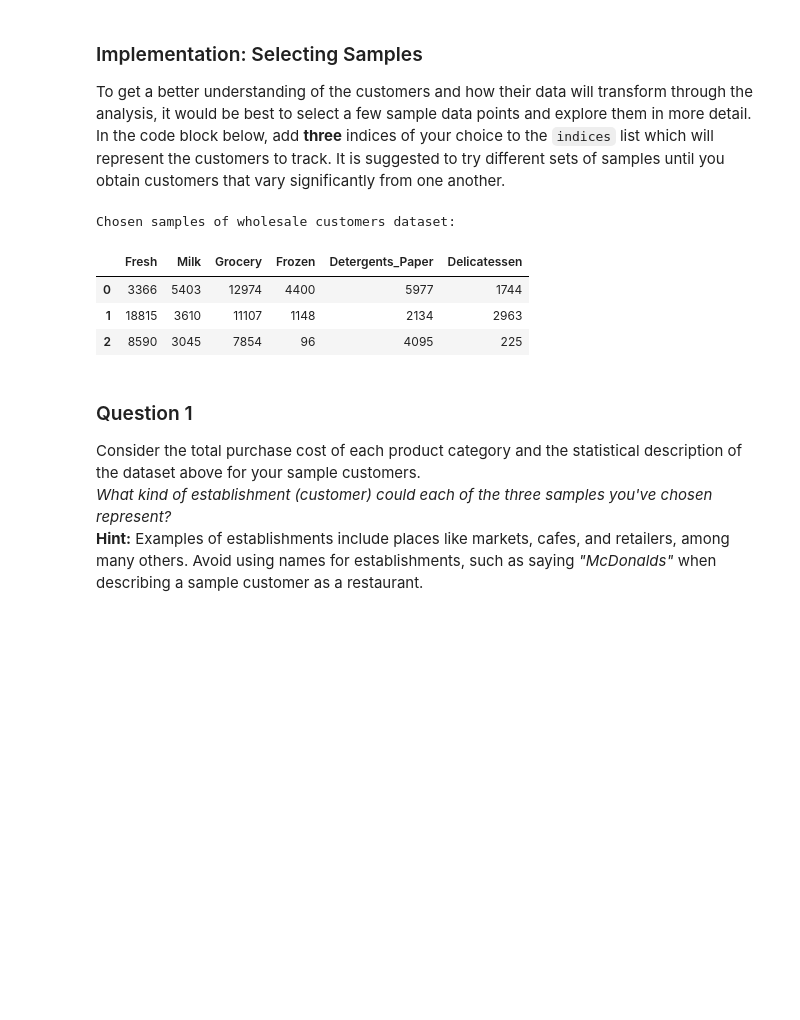
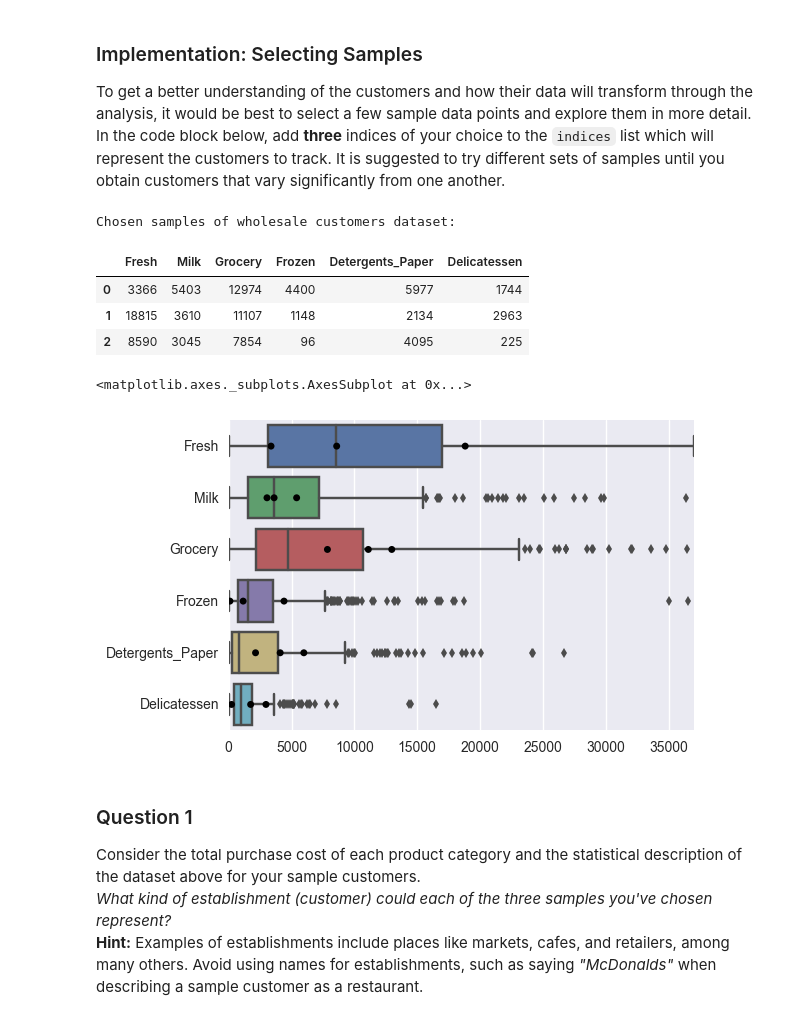
Before and after one commit to allansales/Udacity-ML, a Jupyter notebook: customer_segments/customer_segments.ipynb, the cells around one changed output. Drawn from its saved outputs; the diff is of its cells as text; code cells hidden in the pictures; blank space fills up the shorter version.

```diff
--- a/customer_segments/customer_segments.ipynb
+++ b/customer_segments/customer_segments.ipynb
@@ -59,19 +59,29 @@ display(data.describe())
 ### Implementation: Selecting Samples
 To get a better understanding of the customers and how their data will transform through the analysis, it would be best to select a few sample data points and explore them in more detail. In the code block below, add **three** indices of your choice to the `indices` list which will represent the customers to track. It is suggested to try different sets of samples until you obtain customers that vary significantly from one another.
 # %%
-# TODO: Select three indices of your choice you wish to sample from the dataset
+import matplotlib.pyplot as plt
+import seaborn as sns
+
+# Select three indices of your choice you wish to sample from the dataset
 indices = [10,30,60]
 
 # Create a DataFrame of the chosen samples
 samples = pd.DataFrame(data.loc[indices], columns = data.keys()).reset_index(drop = True)
 print "Chosen samples of wholesale customers dataset:"
 display(samples)
+
+# boxplot representation of the samples
+bp = sns.boxplot(data=data, orient="h")
+bp.set(xlim=(0,37000))
+sns.stripplot(data=samples, orient="h", color="black")
 # %% [output]
 Chosen samples of wholesale customers dataset:
 |  | Fresh | Milk | Grocery | Frozen | Detergents_Paper | Delicatessen |
 | 0 | 3366 | 5403 | 12974 | 4400 | 5977 | 1744 |
 | 1 | 18815 | 3610 | 11107 | 1148 | 2134 | 2963 |
 | 2 | 8590 | 3045 | 7854 | 96 | 4095 | 225 |
+<matplotlib.axes._subplots.AxesSubplot at 0x...>
+[figure, added]
 # %% [markdown]
 ### Question 1
 Consider the total purchase cost of each product category and the statistical description of the dataset above for your sample customers.
```
Also changed, not shown: parts of 7 cells of this notebook, 1 other file.
